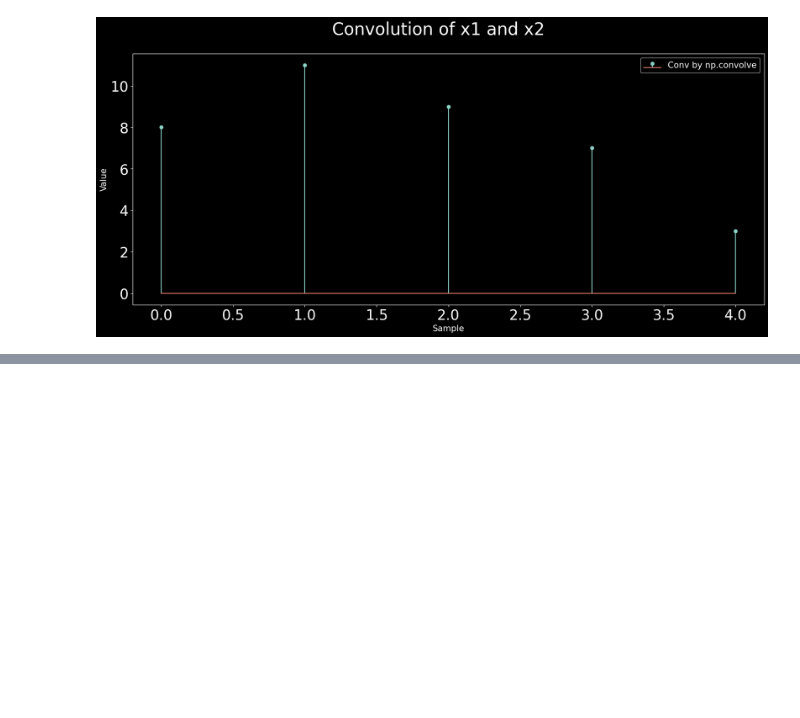
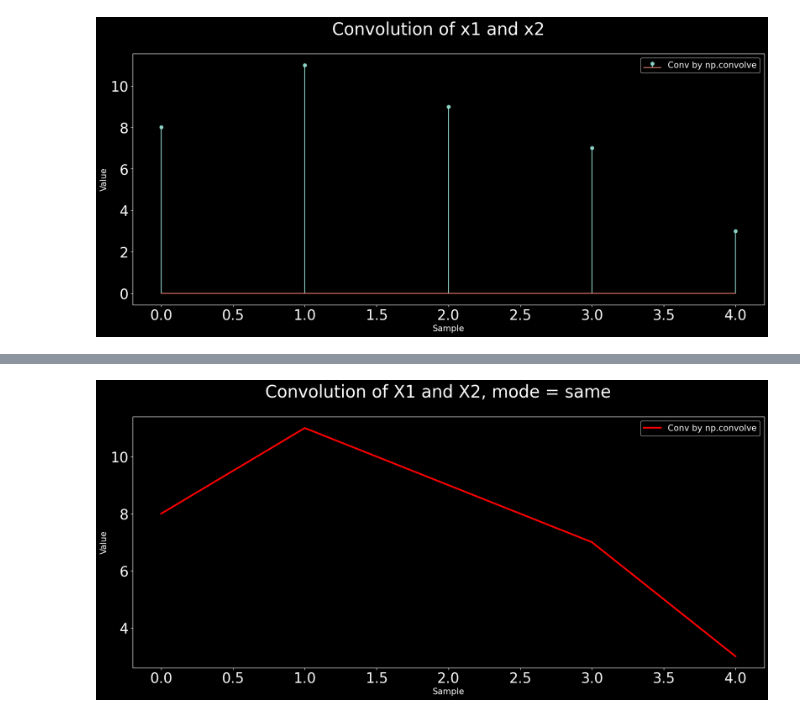
Before and after one commit to Niger49/CSE3210_DSP, a Jupyter notebook: DSP_lab2_Conv_with_full_&_same_mood.ipynb, the cells around one changed output, grey strips where cells are left out. Drawn from its saved outputs; the diff is of its cells as text; code cells hidden in the pictures; blank space fills up the shorter version.

```diff
--- a/DSP_lab2_Conv_with_full_&_same_mood.ipynb
+++ b/DSP_lab2_Conv_with_full_&_same_mood.ipynb
@@ -79,0 +117,15 @@ plt.show()
+# %%
+# Plotting convolution using for loops and np.convolve
+
+plt.figure(figsize = (20,8)) # set the size of figure
+plt.suptitle('Convolution of X1 and X2, mode = same', fontsize = 30)
+style.use('dark_background')
+plt.rcParams['xtick.labelsize'] = 25
+plt.rcParams['ytick.labelsize'] = 25
+plt.plot(np.convolve(x1,x2, mode = 'same'), 'r-', linewidth =3,label = 'Conv by np.convolve')
+plt.xlabel('Sample', fontsize = 15)
+plt.ylabel('Value', fontsize = 15)
+plt.legend(fontsize = 15)
+plt.show()
+# %% [output]
+[figure, added]
```
Also changed, not shown: parts of 7 cells of this notebook.
